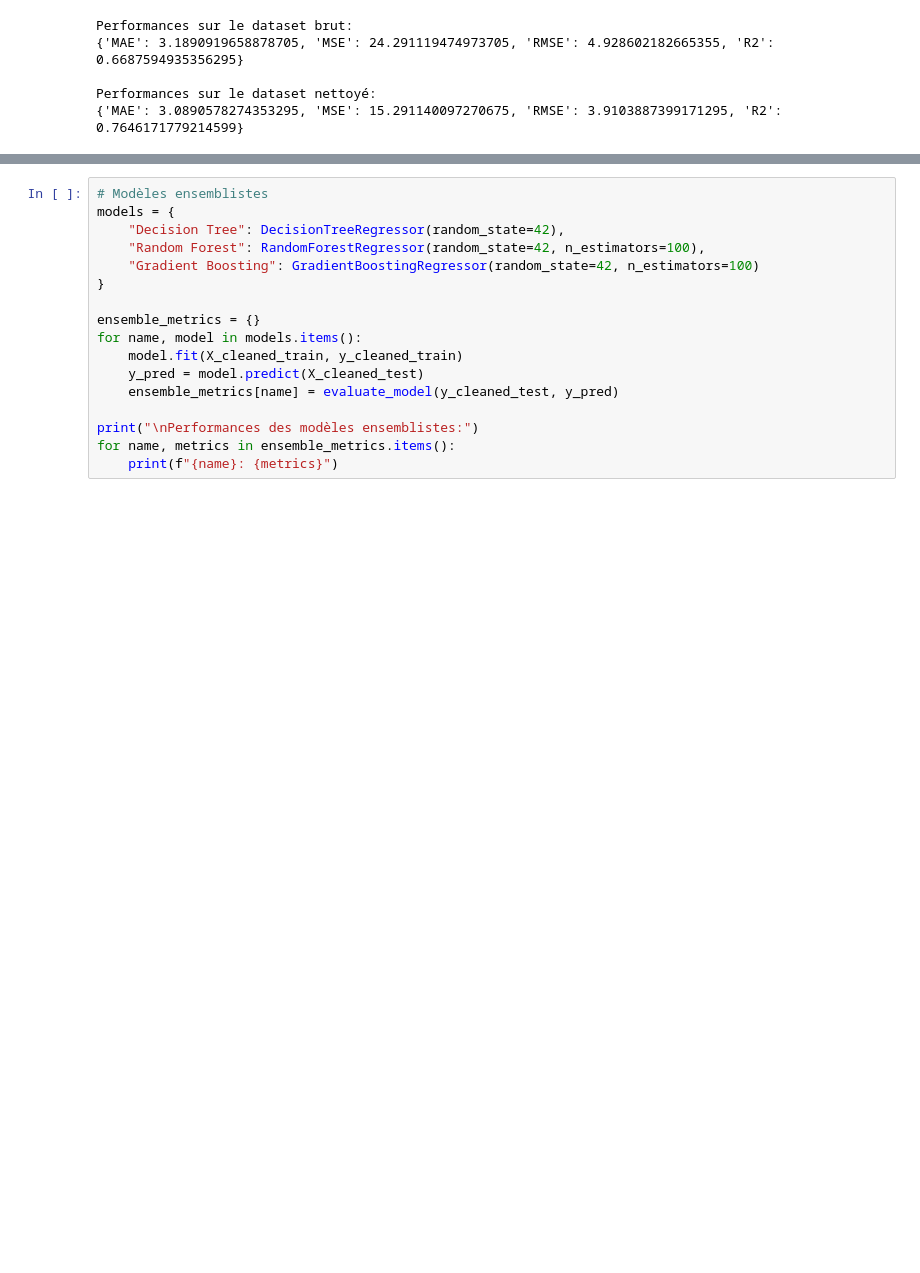
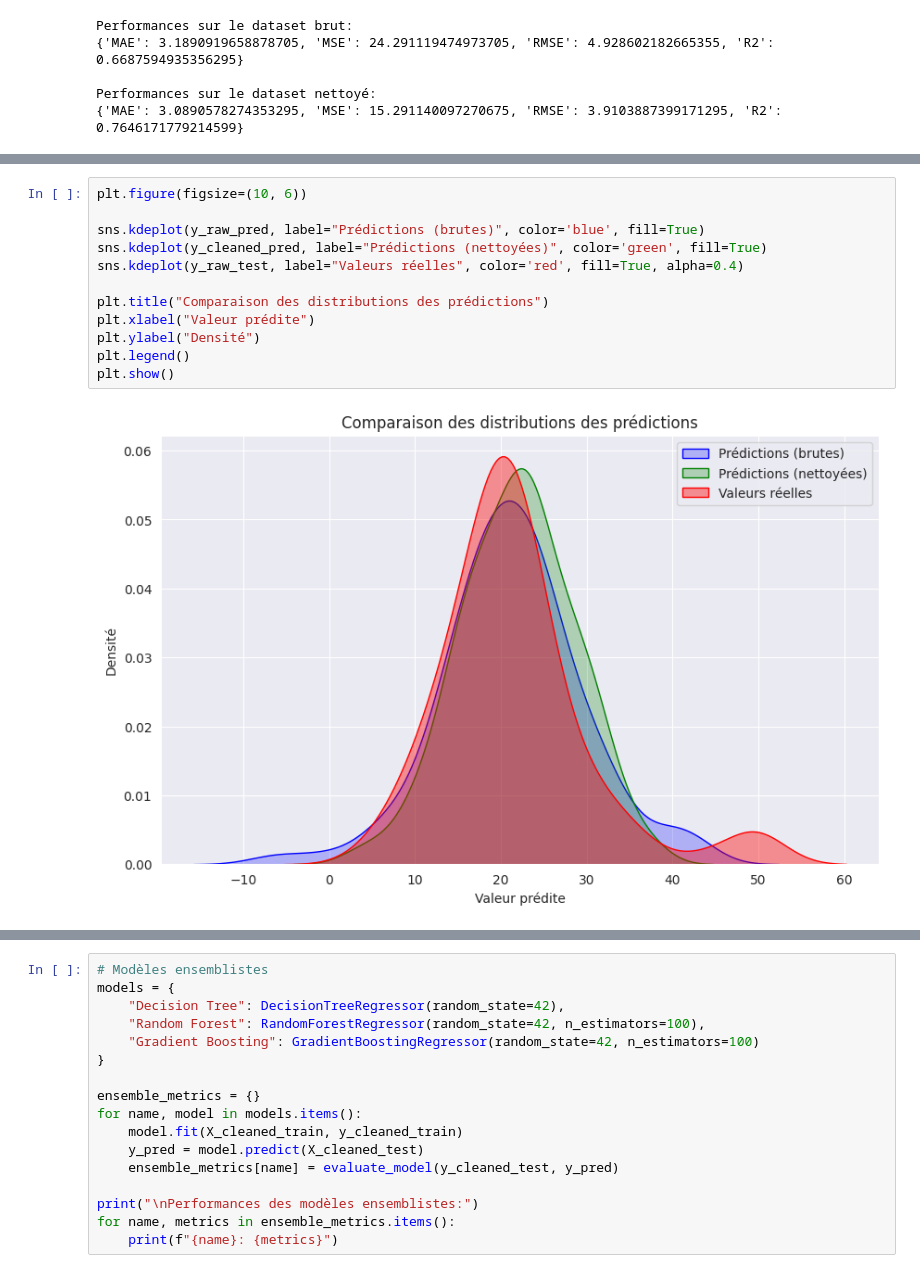
Before and after one commit to CedricSanchezGithub/TPRegression, a Jupyter notebook: notebook.ipynb, the cells around one changed output, grey strips where cells are left out. Drawn from its saved outputs; the diff is of its cells as text; blank space fills up the shorter version.

```diff
--- a/notebook.ipynb
+++ b/notebook.ipynb
@@ -160,3 +184,17 @@ Performances sur le dataset nettoyé:
+# %%
+plt.figure(figsize=(10, 6))
+
+sns.kdeplot(y_raw_pred, label="Prédictions (brutes)", color='blue', fill=True)
+sns.kdeplot(y_cleaned_pred, label="Prédictions (nettoyées)", color='green', fill=True)
+sns.kdeplot(y_raw_test, label="Valeurs réelles", color='red', fill=True, alpha=0.4)
+
+plt.title("Comparaison des distributions des prédictions")
+plt.xlabel("Valeur prédite")
+plt.ylabel("Densité")
+plt.legend()
+plt.show()
+# %% [output]
+[figure, added]
 # %% [markdown]
 ## a) Évaluation des Modèles
 De façon globale, il est clair que le nettoyage a nettement améliorer la performance de notre model
```
Also changed, not shown: parts of 4 cells of this notebook.
